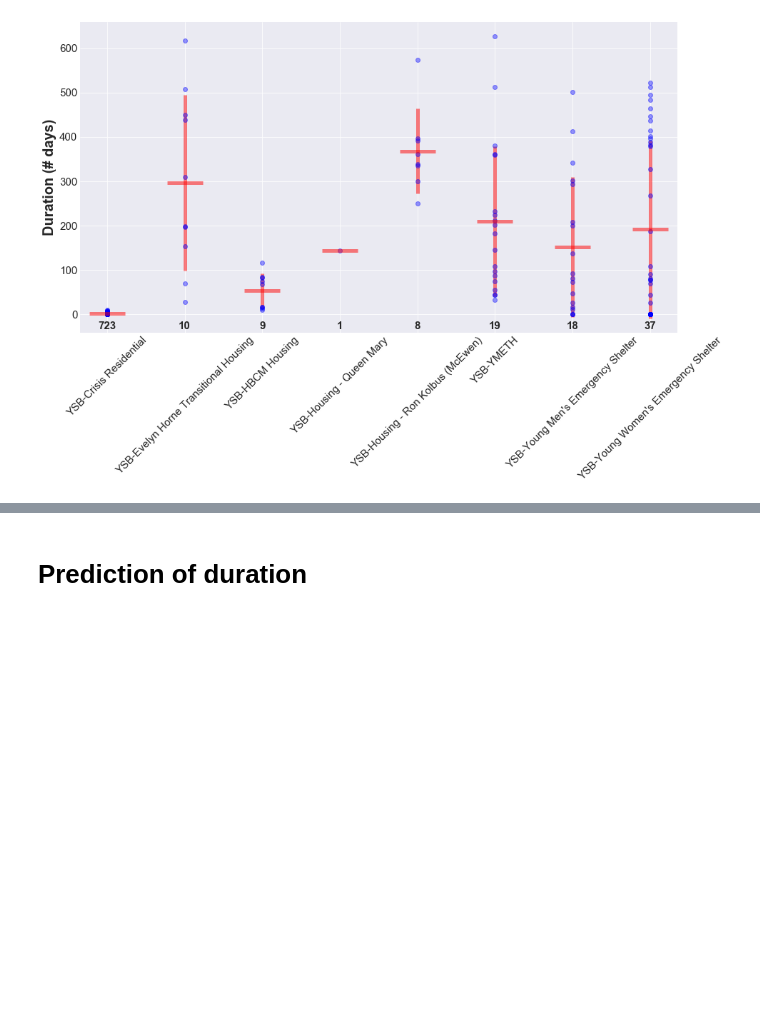
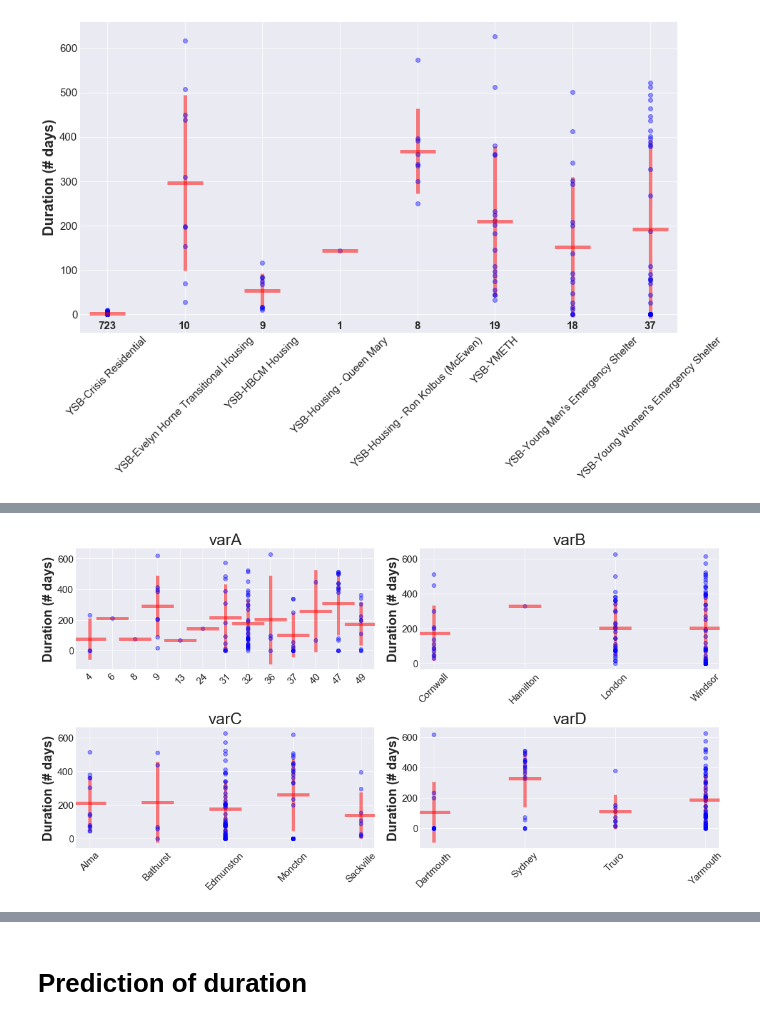
Before and after one commit to lamvin/D4G, a Jupyter notebook: Housing_analysis.ipynb, the cells around one changed output, grey strips where cells are left out. Drawn from its saved outputs; the diff is of its cells as text; code cells hidden in the pictures; blank space fills up the shorter version.

```diff
--- a/Housing_analysis.ipynb
+++ b/Housing_analysis.ipynb
@@ -193,0 +198,30 @@ plt.show()
+# %%
+variables = ['varA','varB','varC','varD']
+pannel = [(0,0),(0,1),(1,0),(1,1)]
+days_spent = df_others['DaysSpent']
+
+fig = plt.subplots(figsize=(width,height))
+
+for var_i in range(len(variables)):
+    df_avg = df_others.groupby(variables[var_i]).mean()
+    df_std = df_others.groupby(variables[var_i]).std()
+    var_entries = df_others[variables[var_i]]
+
+    values = df_avg.index.values
+    n_val = len(values)
+
+    plt.subplot2grid((2,2),pannel[var_i])
+    ind = np.arange(n_val)  # the x locations for the groups
+    ind_indices = [np.where(values == x)[0]+1 for x in var_entries]
+    xaxis = range(1,len(values)+1)
+    plt.plot(ind_indices,days_spent,'bo',alpha=0.4)
+    plt.errorbar(xaxis,df_avg['DaysSpent'],df_std['DaysSpent'],
+                 color='r',fmt='_',linewidth=5,markersize=50,mew=5,alpha=0.5)
+    plt.xticks(xaxis,values, rotation=45,fontsize=15)
+    plt.ylabel('Duration (# days)')
+    plt.title(variables[var_i])
+
+plt.tight_layout()
+plt.show()
+# %% [output]
+[figure, added]
```
Also changed, not shown: parts of 9 cells of this notebook.
